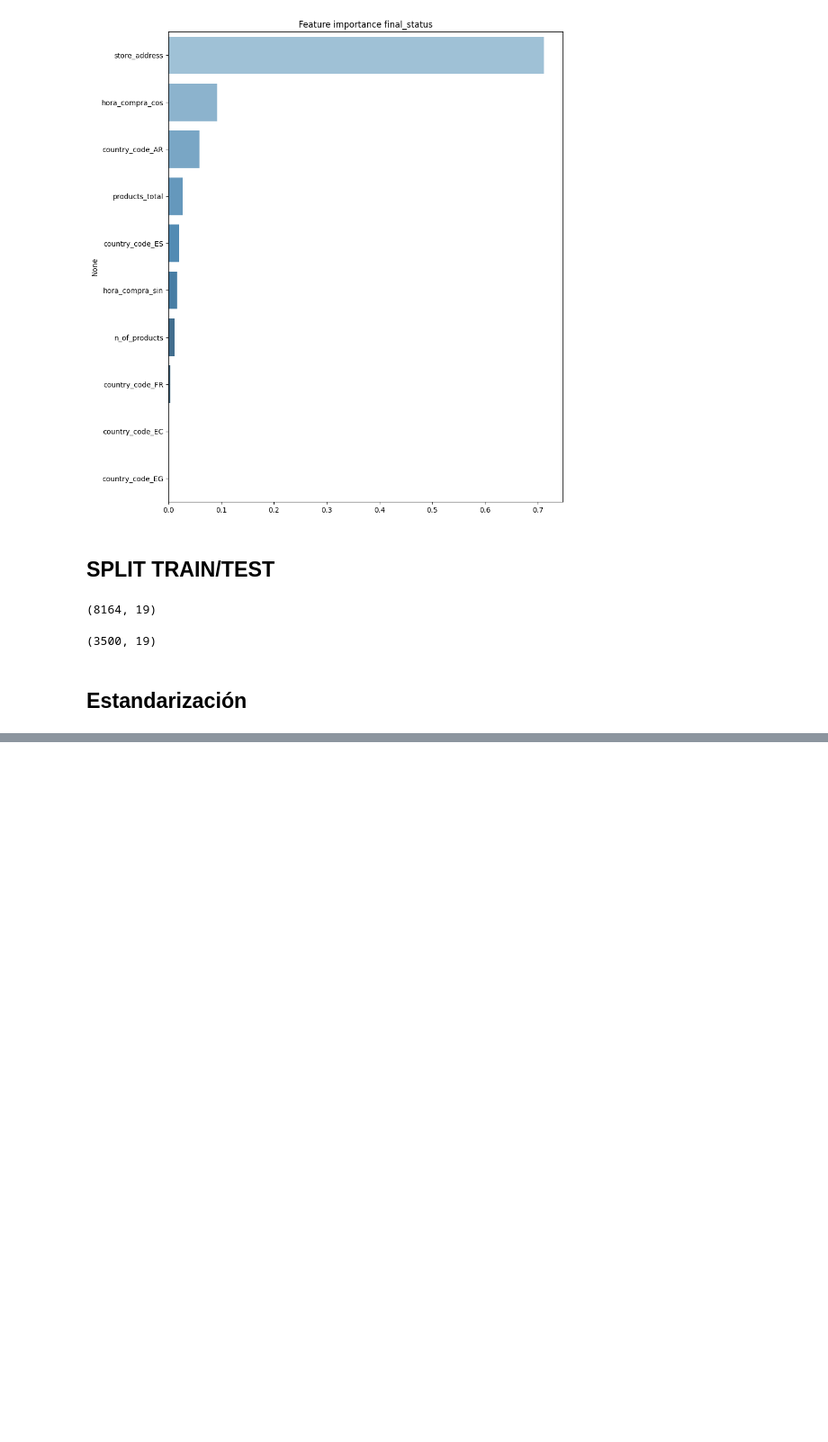
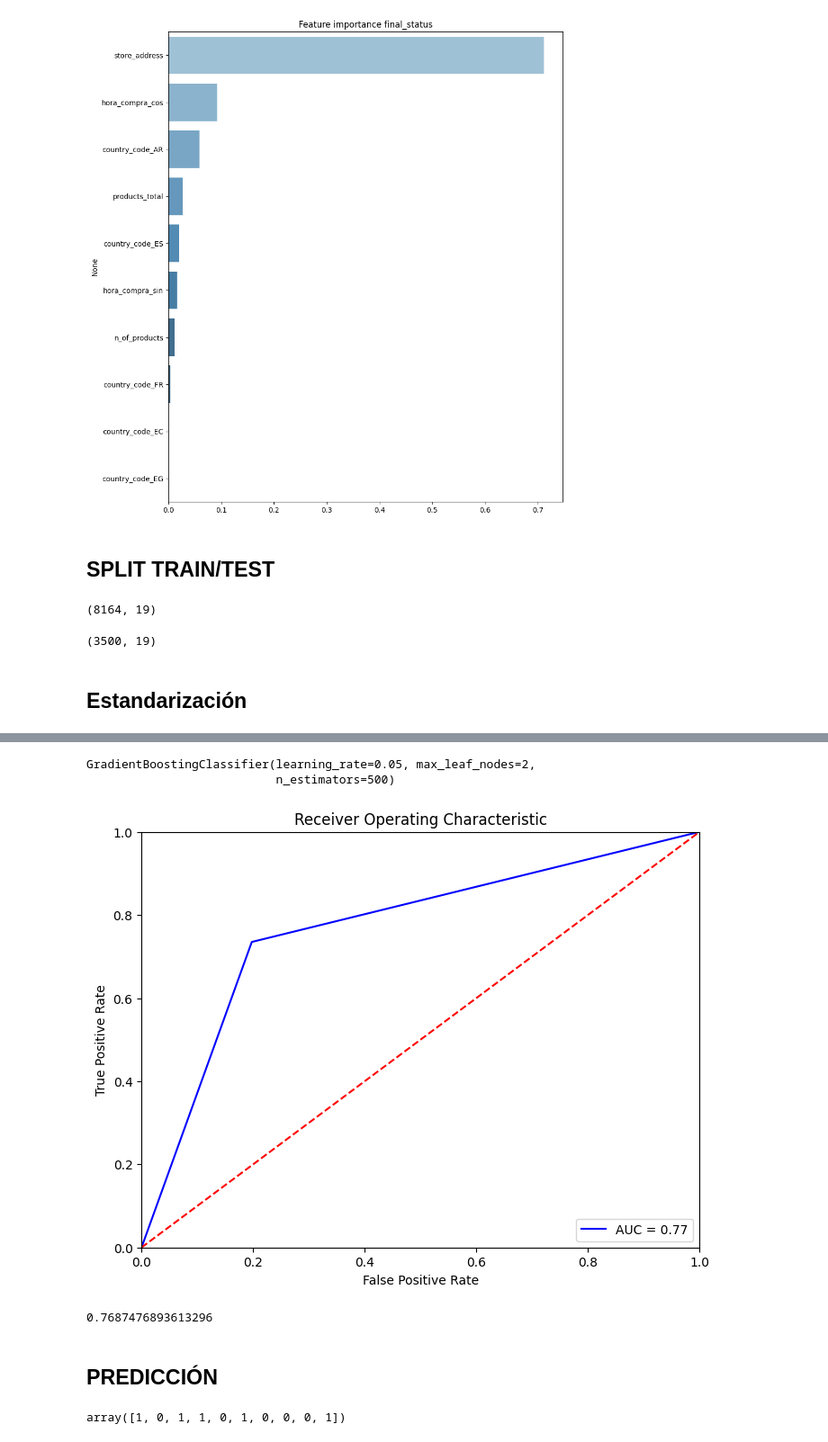
Before and after one commit to Unbiunio/ML_Delivery_Orders, a Jupyter notebook: orders.ipynb, the cells around one changed output, grey strips where cells are left out. Shown at 90% size. Saved outputs shown, nothing was run; the diff lists cells and outputs as text; code cells hidden in the pictures; blank space fills up the shorter version.

```diff
--- a/orders.ipynb
+++ b/orders.ipynb
@@ -725,0 +909,27 @@ X_test = scaler.transform(X_test) # estandariza según la regla definida con el
+# %%
+# se imprime el modelo con los mejores parametros
+gbc_grid.best_estimator_
+# %% [output]
+GradientBoostingClassifier(learning_rate=0.05, max_leaf_nodes=2,
+                           n_estimators=500)
+# %%
+# se introducen los parametros del griedsearch
+gbc = GradientBoostingClassifier(learning_rate=0.1, max_leaf_nodes=None, random_state=42)
+
+gbc.fit(X_train, y_train)
+y_pred = gbc.predict(X_test)
+# %%
+roc_auc = medicion(y_test, y_pred)
+print(roc_auc)
+# %% [output]
+[figure, added]
+0.7687476893613296
+# %% [markdown]
+## PREDICCIÓN
+# %%
+# se hace la predicción con predict
+
+pred = gbc.predict(df_pred)
+pred
+# %% [output]
+array([1, 0, 1, 1, 0, 1, 0, 0, 0, 1])
```
Also changed, not shown: parts of 18 cells of this notebook, 5 other files.
